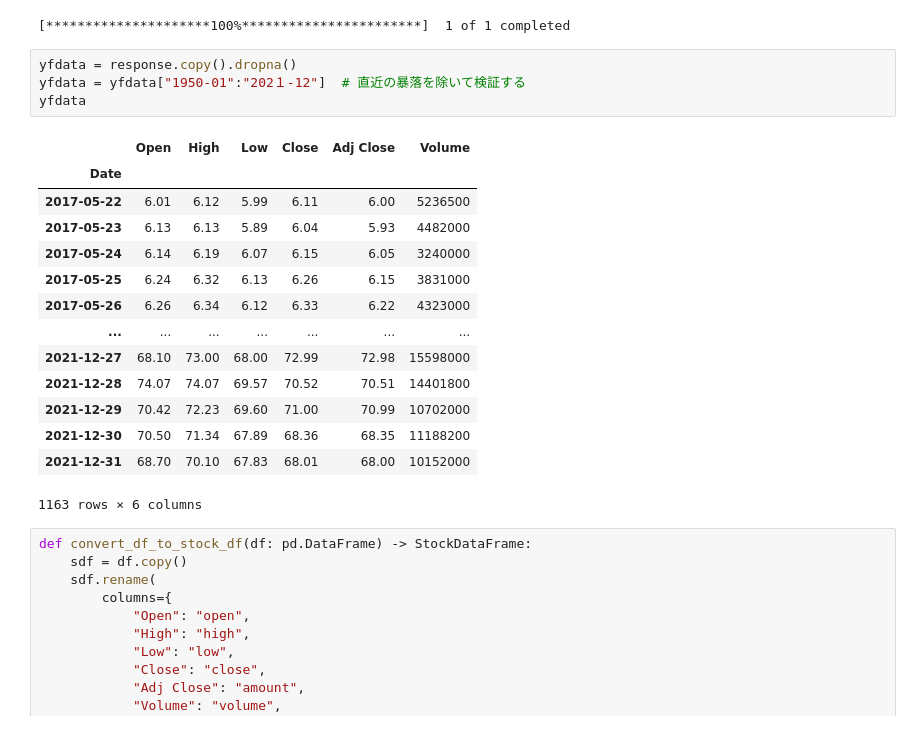
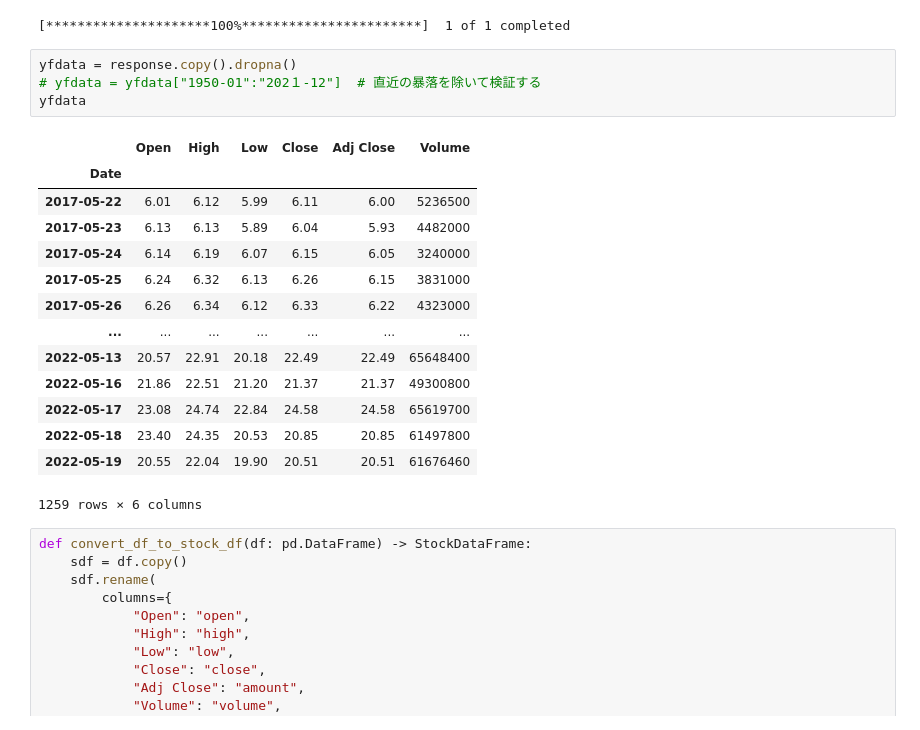
Before and after one commit to nexus4812/jupyter-sandbox, a Jupyter notebook: src/backtest/macd_and_rsi.ipynb, the cells around one changed output. Drawn from its saved outputs; the diff is of its cells as text.

```diff
--- a/src/backtest/macd_and_rsi.ipynb
+++ b/src/backtest/macd_and_rsi.ipynb
@@ -29,23 +29,23 @@ response = yf.download(
 [*********************100%***********************]  1 of 1 completed
 # %%
 yfdata = response.copy().dropna()
-yfdata = yfdata["1950-01":"202１-12"]  # 直近の暴落を除いて検証する
+# yfdata = yfdata["1950-01":"202１-12"]  # 直近の暴落を除いて検証する
 yfdata
 # %% [output]
 |  | Open | High | Low | Close | Adj Close | Volume |
 | Date |  |  |  |  |  |  |
 | 2017-05-22 | 6.01 | 6.12 | 5.99 | 6.11 | 6.00 | 5236500 |
 | 2017-05-23 | 6.13 | 6.13 | 5.89 | 6.04 | 5.93 | 4482000 |
 | 2017-05-24 | 6.14 | 6.19 | 6.07 | 6.15 | 6.05 | 3240000 |
 | 2017-05-25 | 6.24 | 6.32 | 6.13 | 6.26 | 6.15 | 3831000 |
 | 2017-05-26 | 6.26 | 6.34 | 6.12 | 6.33 | 6.22 | 4323000 |
 | ... | ... | ... | ... | ... | ... | ... |
-| 2021-12-27 | 68.10 | 73.00 | 68.00 | 72.99 | 72.98 | 15598000 |
-| 2021-12-28 | 74.07 | 74.07 | 69.57 | 70.52 | 70.51 | 14401800 |
-| 2021-12-29 | 70.42 | 72.23 | 69.60 | 71.00 | 70.99 | 10702000 |
-| 2021-12-30 | 70.50 | 71.34 | 67.89 | 68.36 | 68.35 | 11188200 |
-| 2021-12-31 | 68.70 | 70.10 | 67.83 | 68.01 | 68.00 | 10152000 |
+| 2022-05-13 | 20.57 | 22.91 | 20.18 | 22.49 | 22.49 | 65648400 |
+| 2022-05-16 | 21.86 | 22.51 | 21.20 | 21.37 | 21.37 | 49300800 |
+| 2022-05-17 | 23.08 | 24.74 | 22.84 | 24.58 | 24.58 | 65619700 |
+| 2022-05-18 | 23.40 | 24.35 | 20.53 | 20.85 | 20.85 | 61497800 |
+| 2022-05-19 | 20.55 | 22.04 | 19.90 | 20.51 | 20.51 | 61676460 |
-1163 rows × 6 columns
+1259 rows × 6 columns
 # %%
 def convert_df_to_stock_df(df: pd.DataFrame) -> StockDataFrame:
     sdf = df.copy()
```
Also changed, not shown: parts of 1 cell of this notebook.
